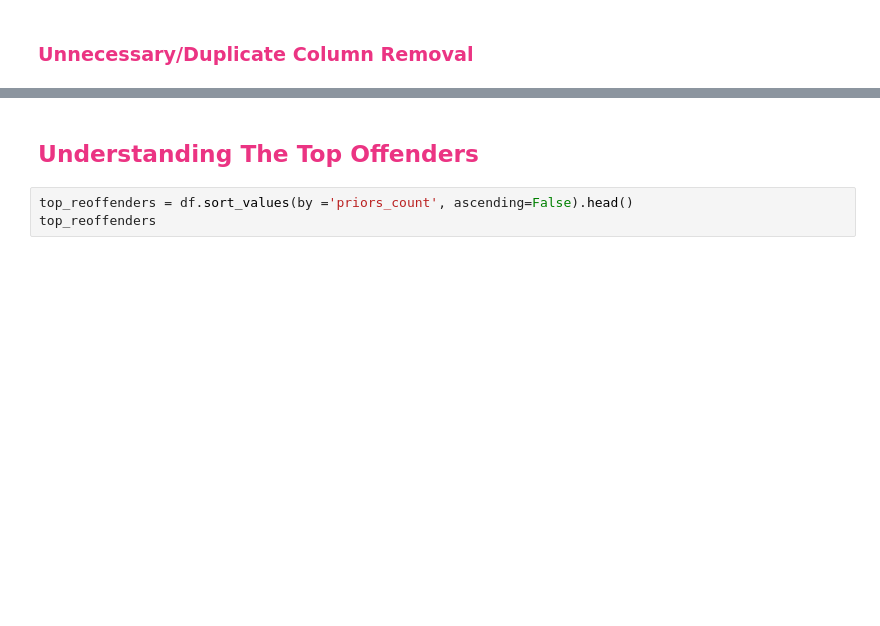
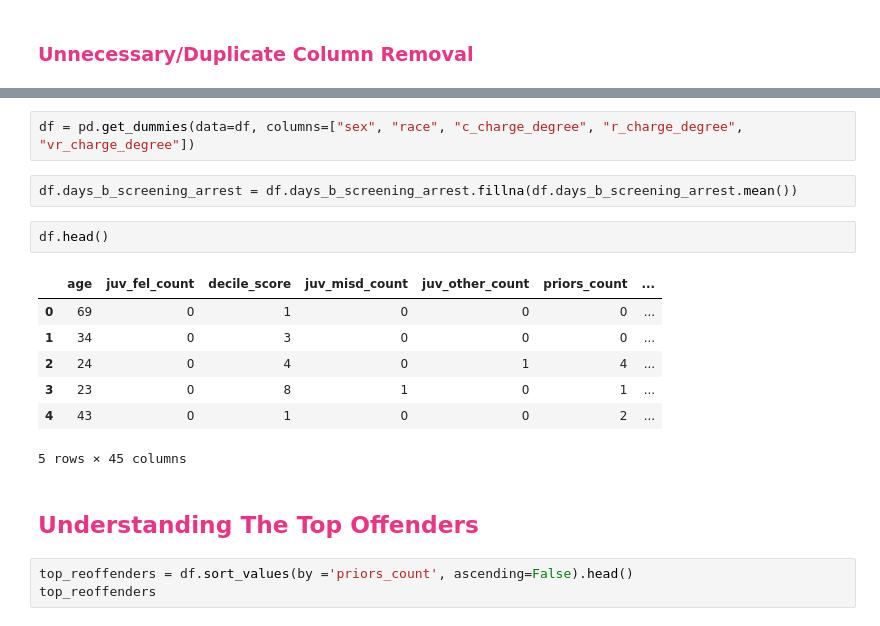
Before and after one commit to fadilf/iXRemote-COMPAS, a Jupyter notebook: COMPAS Analysis 1.ipynb, the cells around one changed output, grey strips where cells are left out. Saved outputs shown, nothing was run; the diff lists cells and outputs as text; blank space fills up the shorter version.

```diff
--- a/COMPAS Analysis 1.ipynb
+++ b/COMPAS Analysis 1.ipynb
@@ -121,3 +123,17 @@ print(duplicate_rows_df.shape)
+# %%
+df = pd.get_dummies(data=df, columns=["sex", "race", "c_charge_degree", "r_charge_degree", "vr_charge_degree"])
+# %%
+df.days_b_screening_arrest = df.days_b_screening_arrest.fillna(df.days_b_screening_arrest.mean())
+# %%
+df.head()
+# %% [output]
+|  | age | juv_fel_count | decile_score | juv_misd_count | juv_other_count | priors_count | ... |
+| 0 | 69 | 0 | 1 | 0 | 0 | 0 | ... |
+| 1 | 34 | 0 | 3 | 0 | 0 | 0 | ... |
+| 2 | 24 | 0 | 4 | 0 | 1 | 4 | ... |
+| 3 | 23 | 0 | 8 | 1 | 0 | 1 | ... |
+| 4 | 43 | 0 | 1 | 0 | 0 | 2 | ... |
+5 rows × 45 columns
 # %% [markdown]
 ## <font color='#eb3483'> Understanding The Top Offenders </font>
 # %%
```
Also changed, not shown: parts of 48 cells of this notebook.
